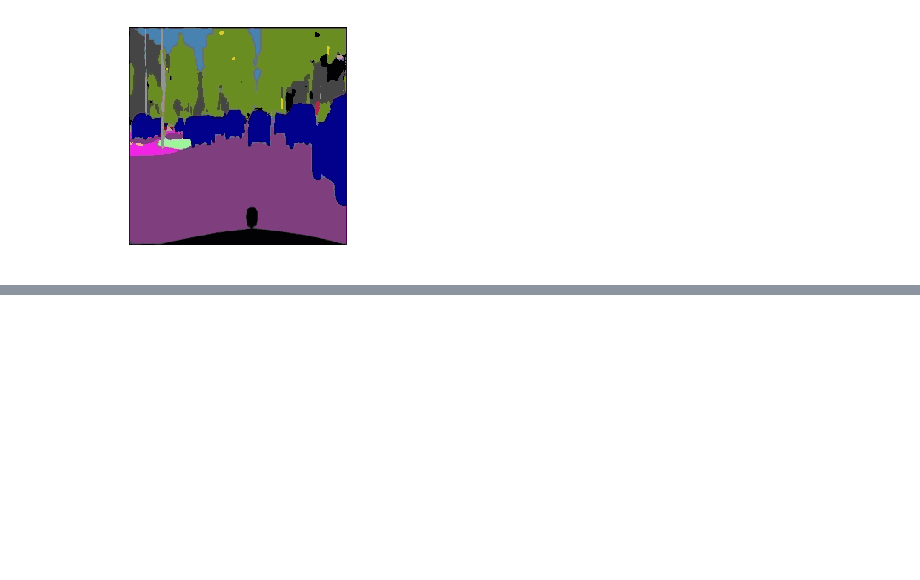
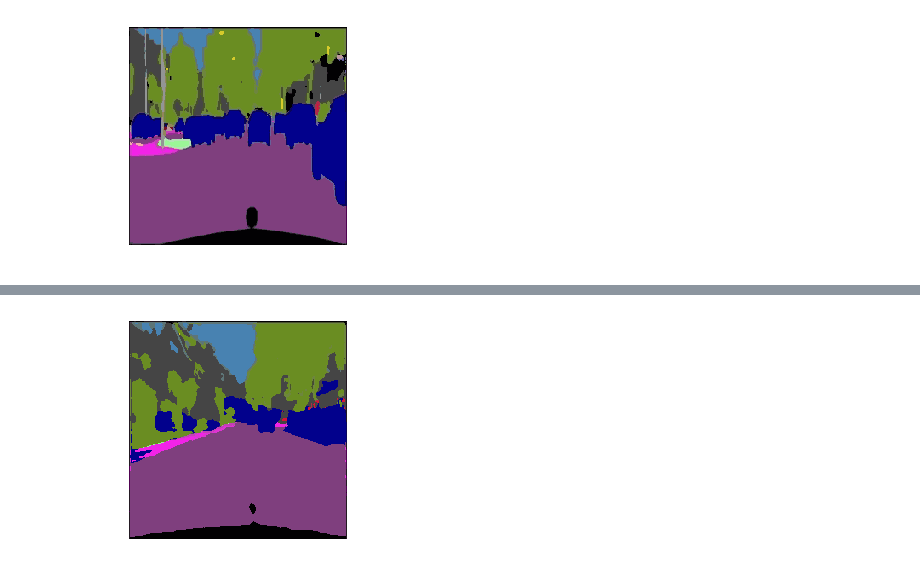
Before and after one commit to mkfilipiuk/DNN_assignment_2, a Jupyter notebook: mf385423_assignment_2.ipynb, the cells around one changed output, grey strips where cells are left out. Cells and saved outputs as stored; diff of their text form; code cells hidden in the pictures; blank space fills up the shorter version.

Commit message:
Added saving model

```diff
--- a/mf385423_assignment_2.ipynb
+++ b/mf385423_assignment_2.ipynb
@@ -70,0 +76,3 @@ show_image(ids_to_rgb_image(o[0], id_to_colour_dict))
+# %%
+model = torch.load("checkpoints/2019-05-08 10:40:05.509543_epoch_0")
+model.eval()
@@ -70,0 +97,3 @@ show_image(ids_to_rgb_image(o[0], id_to_colour_dict))
+# %%
+with torch.no_grad():
+    o = model(img)
@@ -70,0 +104,4 @@ show_image(ids_to_rgb_image(o[0], id_to_colour_dict))
+# %%
+show_image(ids_to_rgb_image(o[0], id_to_colour_dict))
+# %% [output]
+[figure, added]
```
Also changed, not shown: parts of 4 cells of this notebook.
